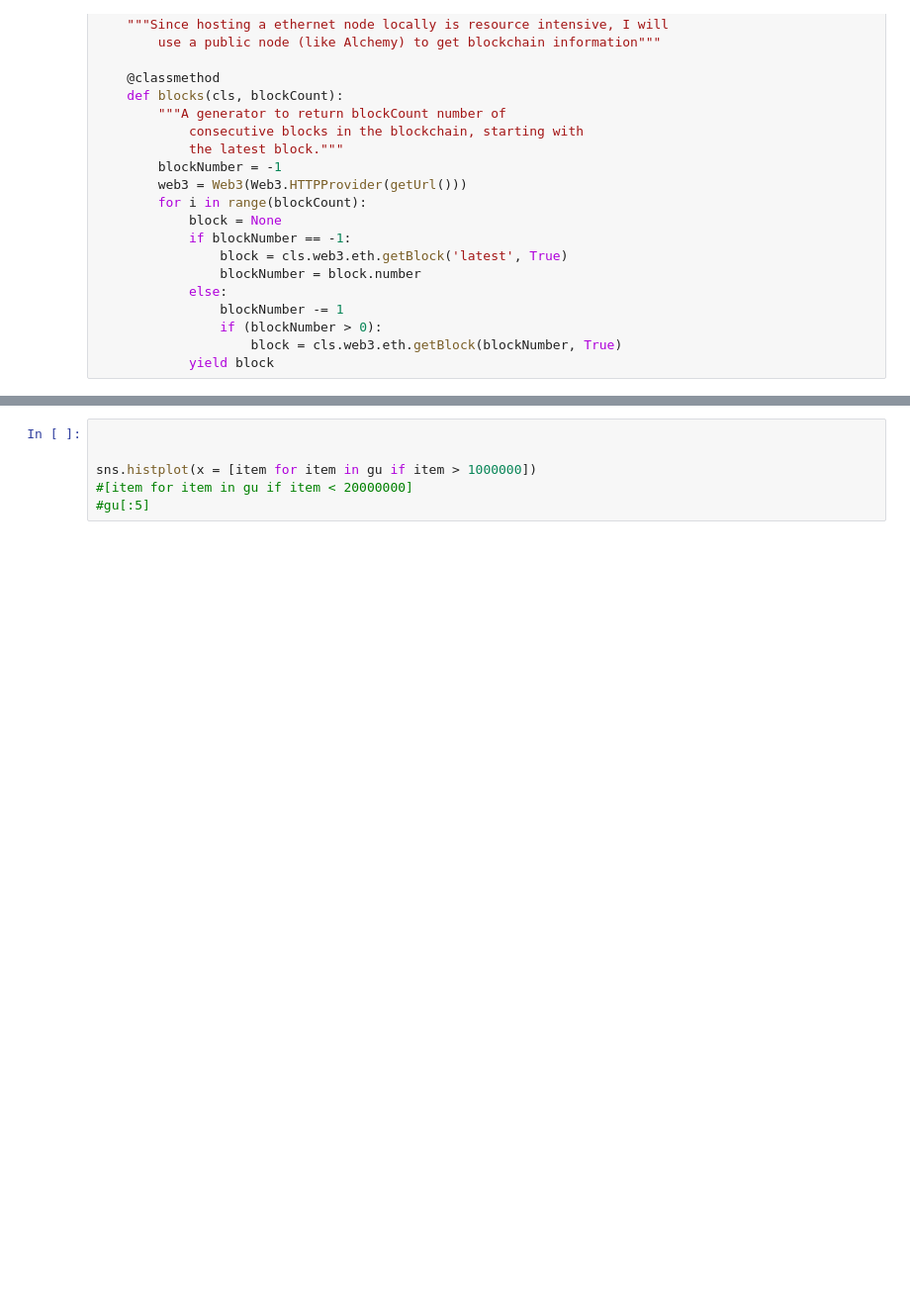
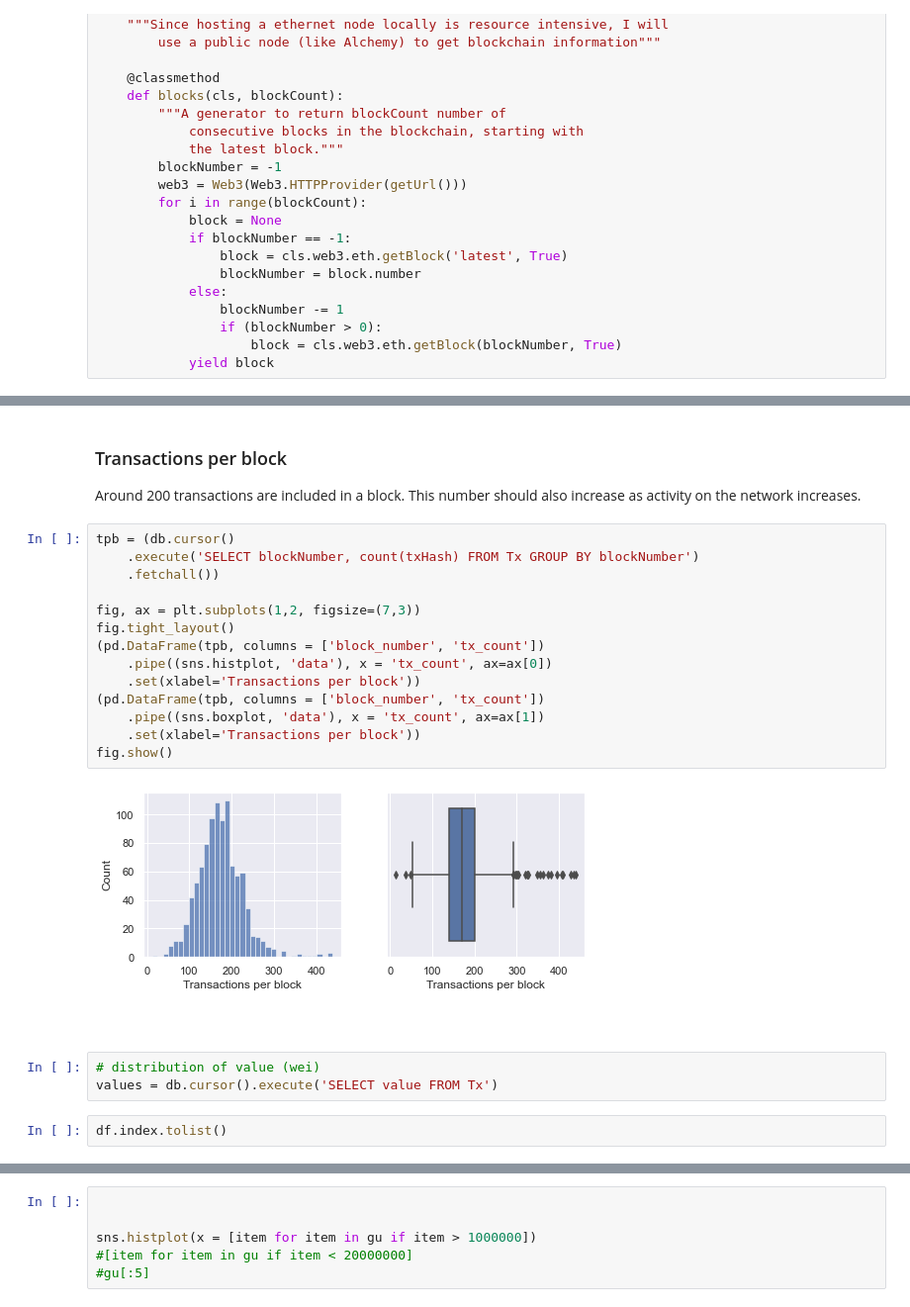
Before and after one commit to girishji/EthDatabase, a Jupyter notebook: EthDb.ipynb, the cells around one changed output, grey strips where cells are left out. Shown at 99% size. Cells and saved outputs as stored; diff of their text form; blank space fills up the shorter version.

```diff
--- a/EthDb.ipynb
+++ b/EthDb.ipynb
@@ -260,3 +354,30 @@ wei_per_eth = 1000000000000000000
+# %% [markdown]
+### Transactions per block
+
+Around 200 transactions are included in a block. This number should also increase as activity on the network increases.
+# %%
+tpb = (db.cursor()
+    .execute('SELECT blockNumber, count(txHash) FROM Tx GROUP BY blockNumber')
+    .fetchall())
+
+fig, ax = plt.subplots(1,2, figsize=(7,3))
+fig.tight_layout()
+(pd.DataFrame(tpb, columns = ['block_number', 'tx_count'])
+    .pipe((sns.histplot, 'data'), x = 'tx_count', ax=ax[0])
+    .set(xlabel='Transactions per block'))
+(pd.DataFrame(tpb, columns = ['block_number', 'tx_count'])
+    .pipe((sns.boxplot, 'data'), x = 'tx_count', ax=ax[1])
+    .set(xlabel='Transactions per block'))
+fig.show()
+# %% [output]
+[figure, added]
+# %% [markdown]
+###
+# %%
+# distribution of value (wei)
+values = db.cursor().execute('SELECT value FROM Tx')
+# %%
+df.index.tolist()
 # %%
 gu = db.cursor().execute('SELECT gasUsed FROM Block').fetchall()
 gu = [i[0] for i in gu]
```
Also changed, not shown: parts of 23 cells of this notebook.
